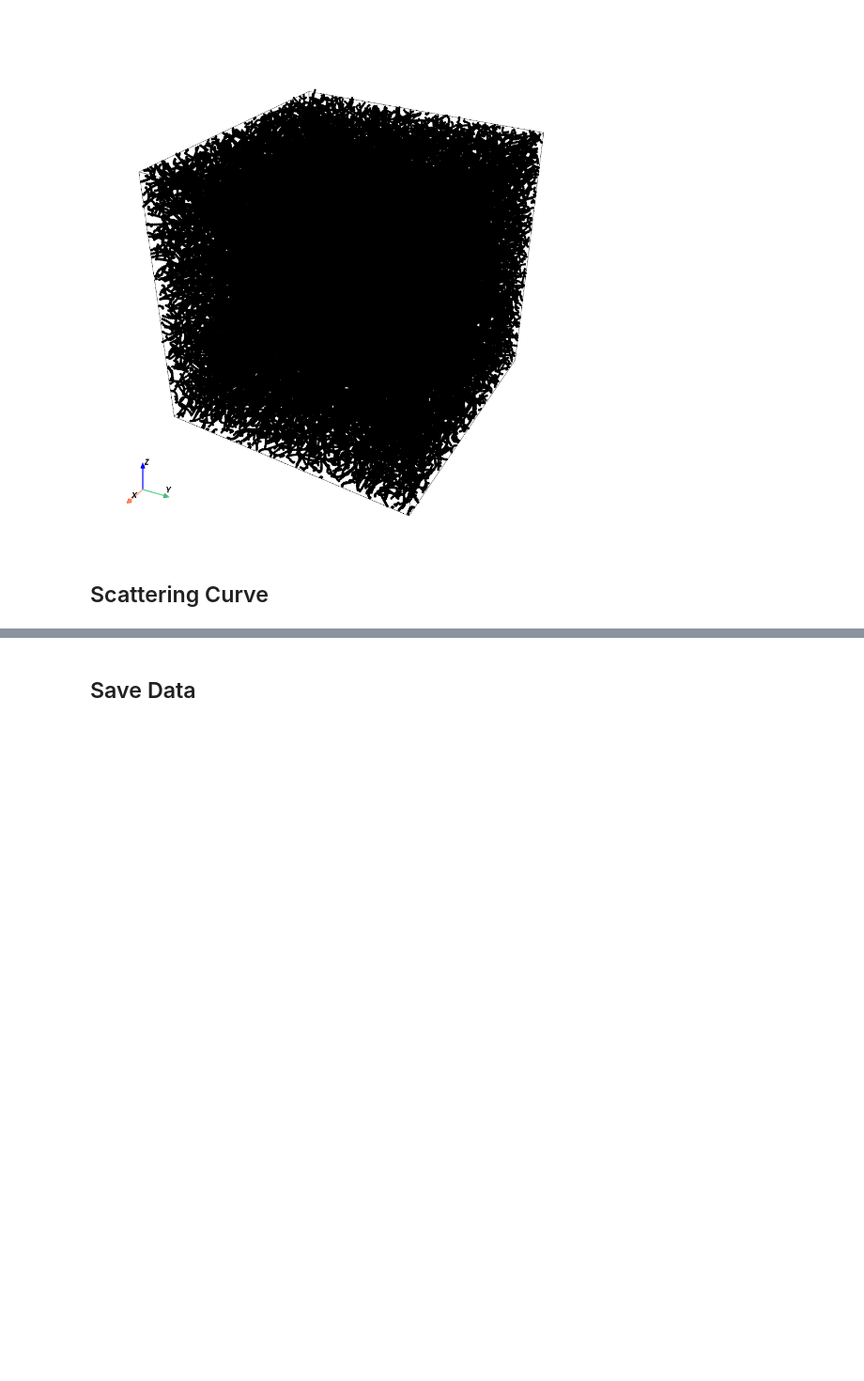
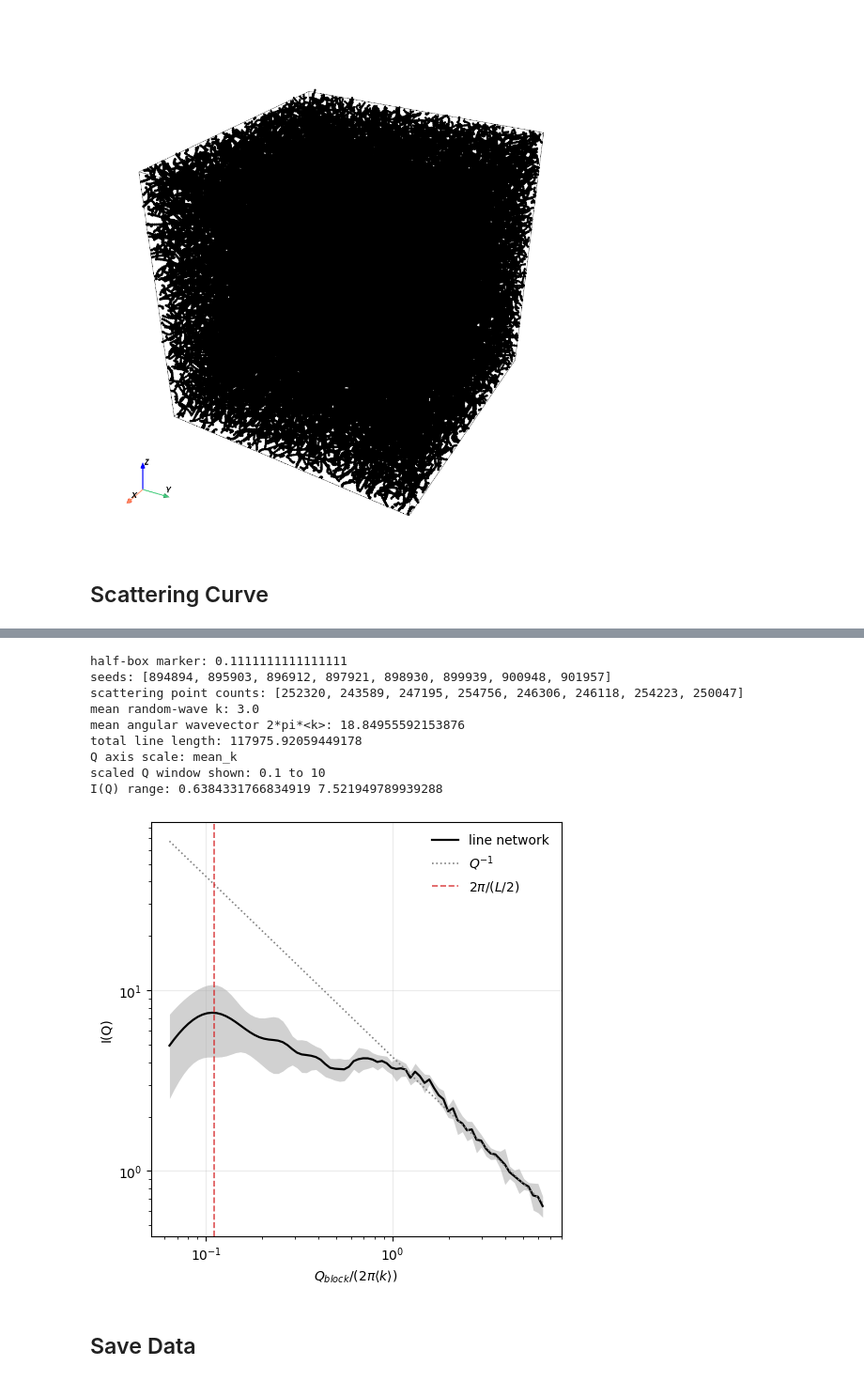
Before and after one commit to ch-tung/Randomwave_ML, a Jupyter notebook: randomcxl/interactive_rw_line_scattering.ipynb, the cells around one changed output, grey strips where cells are left out. Shown at 94% size. Cells and saved outputs as stored; diff of their text form; code cells hidden in the pictures; blank space fills up the shorter version.

Commit message:
Correct windowed scattering normalization

```diff
--- a/randomcxl/interactive_rw_line_scattering.ipynb
+++ b/randomcxl/interactive_rw_line_scattering.ipynb
@@ -69,14 +112,14 @@ s.S13_SCATTERING_WEIGHT = 1.0
 s.SCATTERING_AMPLITUDE_METHOD = "points"  # "points" or "line_segments"
 s.SCATTERING_WINDOW = "hann_box"  # "none", "tukey_box", "hann_box", or "gaussian"
 s.SCATTERING_WINDOW_TAPER = 0.15
-s.SUBTRACT_WINDOWED_MEAN = False
+s.SUBTRACT_WINDOWED_MEAN = True
 s.WINDOW_MEAN_METHOD = "numeric_1d"
 s.WINDOW_NORMALIZATION = "windowed_measure"
-s.SUBTRACT_EXPLICIT_BOX_MEAN = False
+s.SUBTRACT_EXPLICIT_BOX_MEAN = False  # ignored when smooth-window mean subtraction is active
 s.ANALYTIC_MEAN_BUFFER_BLOCKS = 0
 s.ANALYTIC_MEAN_BUFFER_MODE = "none"  # "none", "incoherent", or "coherent"
 s.ANALYTIC_MEAN_BUFFER_NORMALIZE_TOTAL = False
-s.DYNAMIC_LINE_SAMPLE_SPACING = True
+s.DYNAMIC_LINE_SAMPLE_SPACING = False
 s.DYNAMIC_LINE_SAMPLE_EXPONENT = 0.5
 s.DYNAMIC_LINE_SAMPLE_POWER2_SUBSETS = True
 s.INCLUDE_CROSSLINK_POINTS = False
@@ -100,7 +143,7 @@ s.SCATTERING_SEED = None
 s.INTENSITY_NORMALIZATION = "i0"  # "i0", "length_density", or "none"
 s.NORMALIZE_I0 = (s.INTENSITY_NORMALIZATION == "i0")
 s.Q_AXIS_SCALE = "mean_k"  # "mean_k" or "raw"
-s.NUM_SEED_AVERAGE = 4
+s.NUM_SEED_AVERAGE = 8
 s.STRUCTURE_SEED_START = r.RANDOM_SEED
 s.STRUCTURE_SEED_STRIDE = 1009
 s.SCATTERING_FLATTEN_Q_DIRECTIONS = False
@@ -251,7 +294,7 @@ guide_qm4 = i0 * (q_guide / q0)**(-4)/1000
 ax.plot(q_guide, guide_qm1, color="gray", lw=1.2, ls=":", label=r"$Q^{-1}$")
 # ax.plot(q_guide, guide_qm4, color="gray", lw=1.2, ls="-.", label=r"$Q^{-4}$")
 # ax.set_xlim([0.1, 10.0])
-ax.set_ylim([1e-6, 1e-2])
+# ax.set_ylim([1e-6, 1e-2])
 
 # ------------------------------------------------------------
 # Half-box-size marker
@@ -263,64 +306,44 @@ q_half_box = 4.0 * np.pi / box_l
 
 if s.Q_AXIS_SCALE == "mean_k":
     q_half_box_scaled = q_half_box * float(r.GRID_SIZE - 1) / k_wave_angular_mean
 elif s.Q_AXIS_SCALE == "raw":
     q_half_box_scaled = q_half_box
 else:
     raise ValueError("Unsupported Q axis scale.")
 
 ax.axvline(
     q_half_box_scaled,
     color="tab:red",
     lw=1.2,
     ls="--",
     alpha=0.8,
     label=r"$2\pi/(L/2)$",
 )
 
 print("half-box marker:", q_half_box_scaled)
 
-# ------------------------------------------------------------
-# FFT-grid q markers: Q_n = 2*pi*n/L_box
-# ------------------------------------------------------------
-show_fft_q_grid = True
-if show_fft_q_grid:
-    q_fft_step = 2.0 * np.pi / box_l
-    if s.Q_AXIS_SCALE == "mean_k":
-        q_fft_step_scaled = q_fft_step * float(r.GRID_SIZE - 1) / k_wave_angular_mean
-    elif s.Q_AXIS_SCALE == "raw":
-        q_fft_step_scaled = q_fft_step
-    else:
-        raise ValueError("Unsupported Q axis scale.")
-
-    x_min, x_max = ax.get_xlim()
-    if q_fft_step_scaled > 0:
-        n_max = int(np.floor(x_max / q_fft_step_scaled))
-        for n in range(1, n_max + 1):
-            x_fft = n * q_fft_step_scaled
-            if x_fft < x_min:
-                continue
-            ax.axvline(
-                x_fft,
-                color="0.75",
-                lw=0.6,
-                ls="-",
-                alpha=0.35,
-                zorder=0,
-                label="FFT q grid" if n == 1 else None,
-            )
-        print("FFT q-grid step:", q_fft_step_scaled)
-
 ax.legend(frameon=False)
 ax.grid(True, alpha=0.25)
 
 print("seeds:", seeds)
 print("scattering point counts:", point_counts)
 print("mean random-wave k:", k_mean)
 print("mean angular wavevector 2*pi*<k>:", k_wave_angular_mean)
 print("total line length:", total_line_length)
 print("Q axis scale:", s.Q_AXIS_SCALE)
 print("scaled Q window shown: 0.1 to 10")
 print("I(Q) range:", float(iq.min()), float(iq.max()))
+# %% [output]
+half-box marker: 0.1111111111111111
+seeds: [894894, 895903, 896912, 897921, 898930, 899939, 900948, 901957]
+scattering point counts: [252320, 243589, 247195, 254756, 246306, 246118, 254223, 250047]
+mean random-wave k: 3.0
+mean angular wavevector 2*pi*<k>: 18.84955592153876
+total line length: 117975.92059449178
+Q axis scale: mean_k
+scaled Q window shown: 0.1 to 10
+I(Q) range: 0.6384331766834919 7.521949789939288
+[figure, added]
 # %% [markdown]
 ## Save Data
 # %%
```
Also changed, not shown: parts of 3 cells of this notebook, 1 other file.
